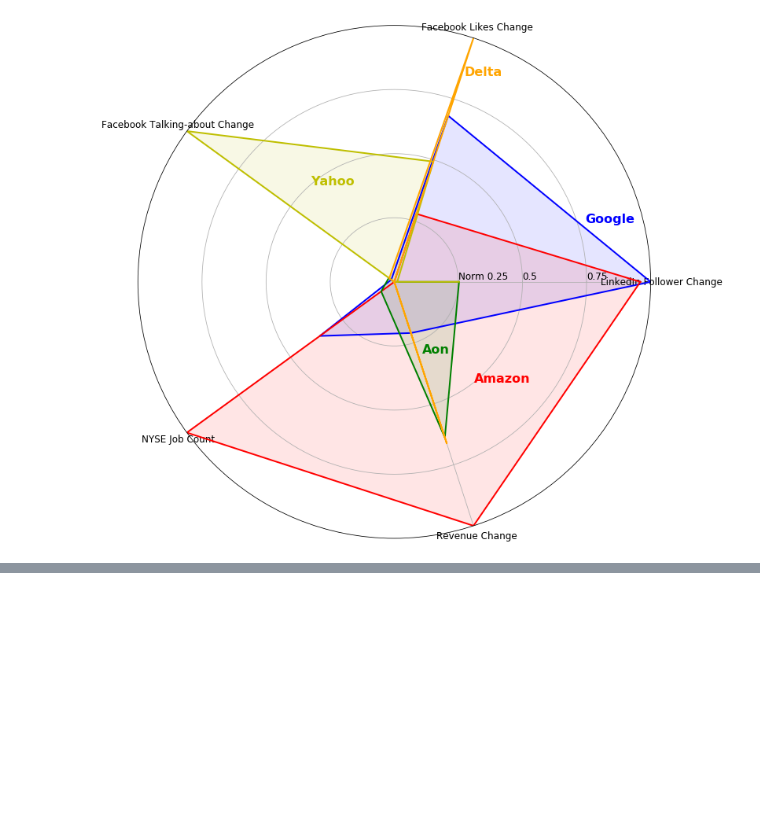
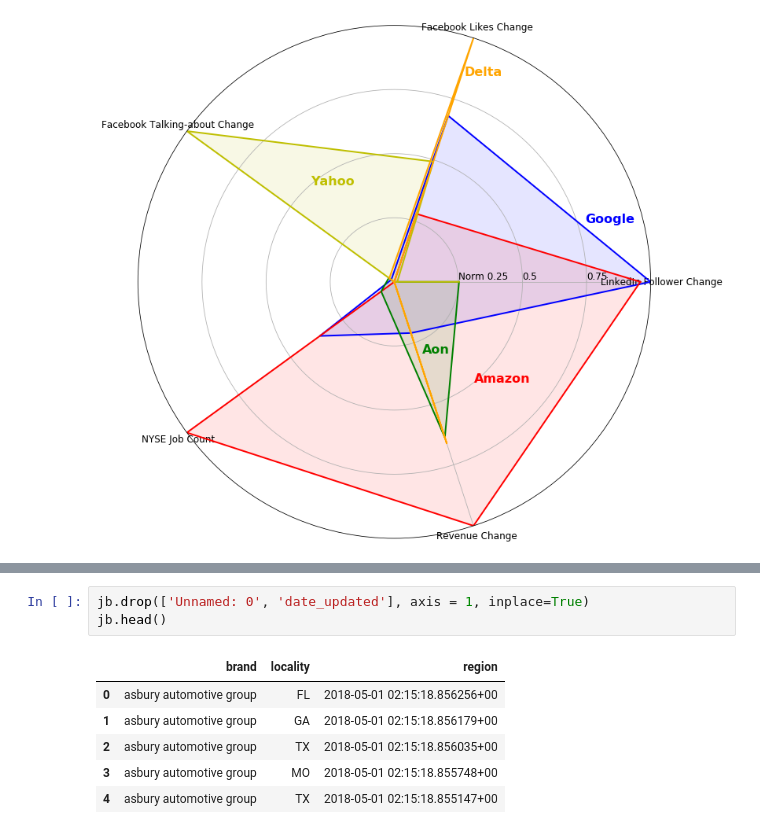
Before and after one commit to yunlong-zhang/The_data_incubator_capstone, a Jupyter notebook: Company_social_media_activity.ipynb, the cells around one changed output, grey strips where cells are left out. Drawn from its saved outputs; the diff is of its cells as text; blank space fills up the shorter version.

```diff
--- a/Company_social_media_activity.ipynb
+++ b/Company_social_media_activity.ipynb
@@ -511,0 +484,10 @@ Text(-5.04, 0.85, 'Delta')
+# %%
+jb.drop(['Unnamed: 0', 'date_updated'], axis = 1, inplace=True)
+jb.head()
+# %% [output]
+|  | brand | locality | region |
+| 0 | asbury automotive group | FL | 2018-05-01 02:15:18.856256+00 |
+| 1 | asbury automotive group | GA | 2018-05-01 02:15:18.856179+00 |
+| 2 | asbury automotive group | TX | 2018-05-01 02:15:18.856035+00 |
+| 3 | asbury automotive group | MO | 2018-05-01 02:15:18.855748+00 |
+| 4 | asbury automotive group | TX | 2018-05-01 02:15:18.855147+00 |
```
Also changed, not shown: parts of 20 cells of this notebook, 11 other files.
